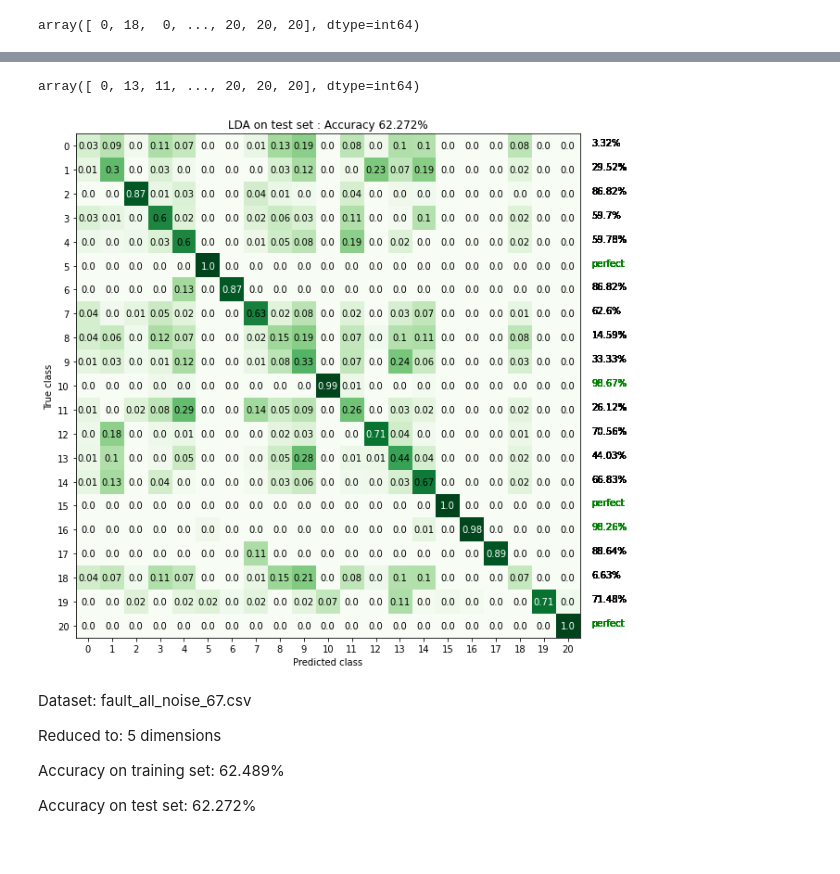
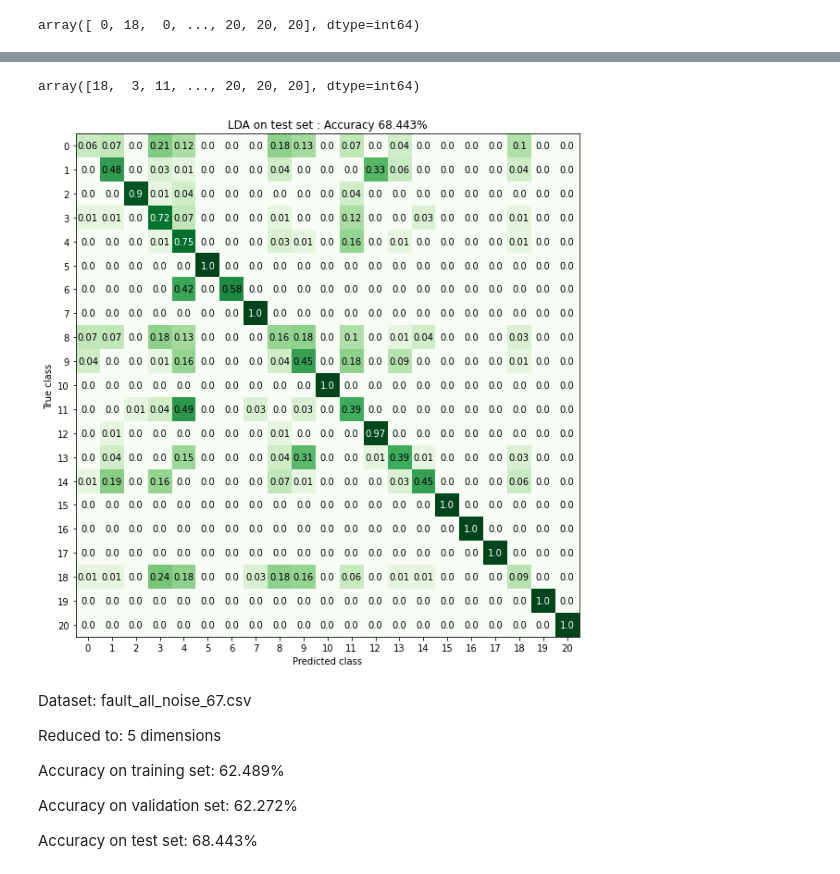
Before and after one commit to peterkrull/p7-ml-refrigeration-fault-detection, a Jupyter notebook: Python/LDA-class.ipynb, the cells around one changed output, grey strips where cells are left out. Drawn from its saved outputs; the diff is of its cells as text; code cells hidden in the pictures.

```diff
--- a/Python/LDA-class.ipynb
+++ b/Python/LDA-class.ipynb
@@ -19,9 +19,9 @@ train_data = pd.read_csv("../TrainingData/neodata/fault_all_noise_67.csv")
 test_data = pd.read_csv("../TestData/neodata/fault_all_noise_67.csv")
 vald_data=pd.read_csv("../ValidationData/neodata/fault_all_noise_67.csv")
 # %%
-trn = train_data
-tst = test_data
-val = vald_data
+trn = train_data.drop('target',axis=1)
+tst = test_data.drop('target',axis=1)
+val = vald_data.drop('target',axis=1)
 
 targets = train_data['target'].unique().tolist()
 
@@ -75,2 +75,3 @@ pass
 # %%
-predict_val = lda.predict()
+predict_val = lda.predict(val)
+predict_val
@@ -76,0 +80,14 @@ predict_val = lda.predict()
+# %%
+numbers = targets
+truth = labels_val
+
+# Initialize empty confusion matrix
+conf_matrix = np.zeros((len(numbers),len(numbers)))
+
+# Iterate through each prediction and update confusion matrix accordingly
+for x,y in zip(truth,predict_val):
+    conf_matrix[int(x)][int(y)] +=1
+
+#plot the confusion matrix
+confusion_matrix(conf_matrix, figsize = (10,10),eval_labels=False,title='LDA on validation set',save_fig_name='PDF/LDA_class_val.pdf')
+pass
@@ -78,23 +97,23 @@ predict_val = lda.predict()
 predict_tst = lda.predict(tst)
 predict_tst
 # %% [output]
-array([ 0, 13, 11, ..., 20, 20, 20], dtype=int64)
+array([18,  3, 11, ..., 20, 20, 20], dtype=int64)
 # %%
 numbers = targets
 truth = labels_tst
 
 # Initialize empty confusion matrix
 conf_matrix = np.zeros((len(numbers),len(numbers)))
 
 # Iterate through each prediction and update confusion matrix accordingly
 for x,y in zip(truth,predict_tst):
     conf_matrix[int(x)][int(y)] +=1
 
 #plot the confusion matrix
-confusion_matrix(conf_matrix, figsize = (10,10),title='LDA on test set',save_fig_name='PDF/LDA_class_test.pdf')
+confusion_matrix(conf_matrix, figsize = (10,10),eval_labels=False,title='LDA on test set',save_fig_name='PDF/LDA_class_test.pdf')
 pass
 # %% [output]
-[figure, old version]
+[figure, new version]
 # %% [markdown]
 Dataset:        fault_all_noise_67.csv
 
@@ -102,4 +121,6 @@ Reduced to:     5 dimensions
 
 Accuracy on training set:   62.489%
 
-Accuracy on test set:       62.272%
+Accuracy on validation set: 62.272%
+
+Accuracy on test set:       68.443%
```
Also changed, not shown: parts of 4 cells of this notebook.
